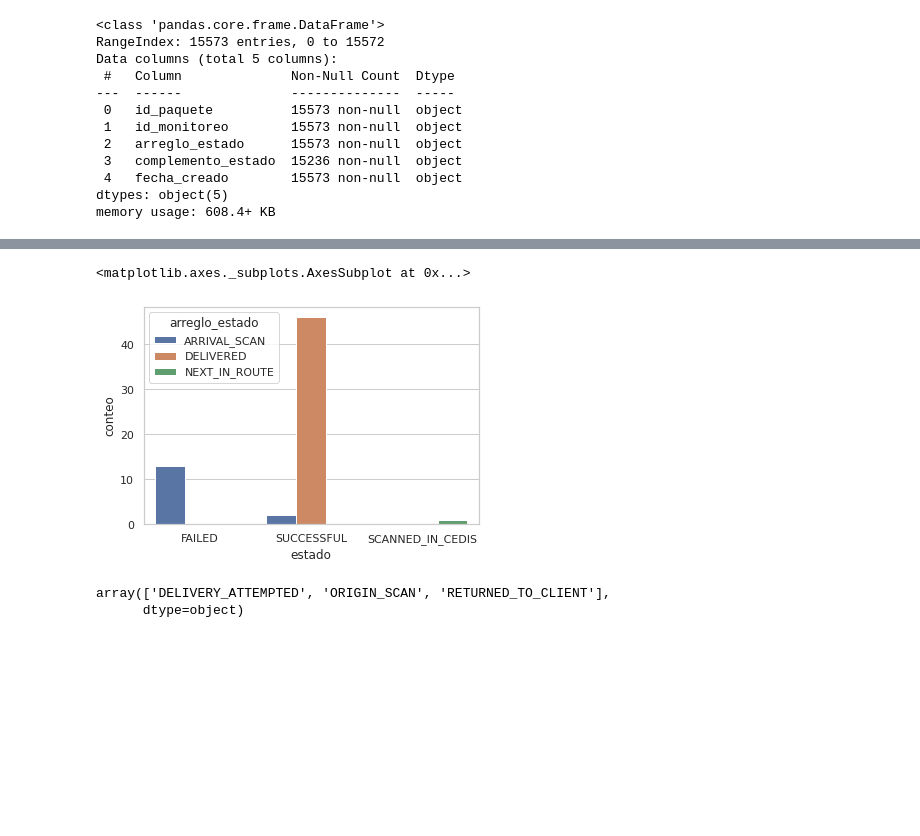
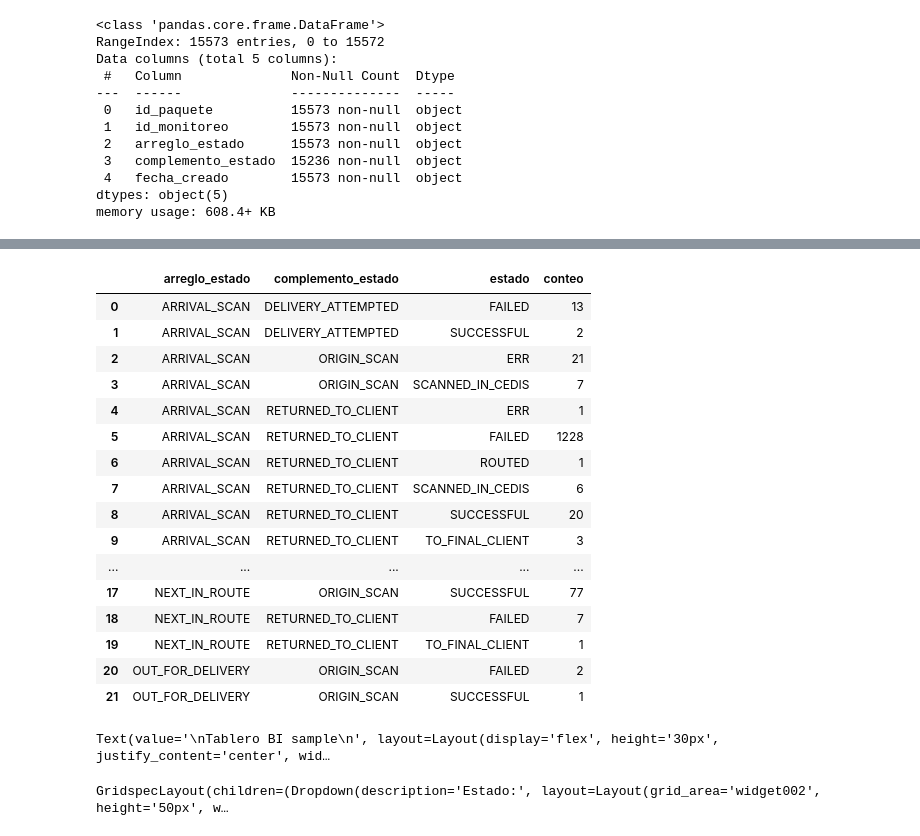
Before and after one commit to juanxo90/cargamos, a Jupyter notebook: cargamos_prueba.ipynb, the cells around one changed output, grey strips where cells are left out. Saved outputs shown, nothing was run; the diff lists cells and outputs as text; code cells hidden in the pictures; blank space fills up the shorter version.

```diff
--- a/cargamos_prueba.ipynb
+++ b/cargamos_prueba.ipynb
@@ -62,16 +65,20 @@ fig.show()
-# %%
-# g = sns.catplot(x="estado", y="conteo",
-#                 col="complemeto_estado", hue = "arreglo_estado",
-#                 data=grouped, kind="bar",
-#                 dodge=True).set(yscale ='log')
-
-sns.barplot(x="estado", y="conteo", hue = "arreglo_estado",
-            data=grouped[grouped.complemento_estado == "DELIVERY_ATTEMPTED"])
-# %% [output]
-<matplotlib.axes._subplots.AxesSubplot at 0x...>
-[figure, removed]
 # %%
-grouped.complemento_estado.unique()
+grouped
 # %% [output]
-array(['DELIVERY_ATTEMPTED', 'ORIGIN_SCAN', 'RETURNED_TO_CLIENT'],
-      dtype=object)
+|  | arreglo_estado | complemento_estado | estado | conteo |
+| 0 | ARRIVAL_SCAN | DELIVERY_ATTEMPTED | FAILED | 13 |
+| 1 | ARRIVAL_SCAN | DELIVERY_ATTEMPTED | SUCCESSFUL | 2 |
+| 2 | ARRIVAL_SCAN | ORIGIN_SCAN | ERR | 21 |
+| 3 | ARRIVAL_SCAN | ORIGIN_SCAN | SCANNED_IN_CEDIS | 7 |
+| 4 | ARRIVAL_SCAN | RETURNED_TO_CLIENT | ERR | 1 |
+| 5 | ARRIVAL_SCAN | RETURNED_TO_CLIENT | FAILED | 1228 |
+| 6 | ARRIVAL_SCAN | RETURNED_TO_CLIENT | ROUTED | 1 |
+| 7 | ARRIVAL_SCAN | RETURNED_TO_CLIENT | SCANNED_IN_CEDIS | 6 |
+| 8 | ARRIVAL_SCAN | RETURNED_TO_CLIENT | SUCCESSFUL | 20 |
+| 9 | ARRIVAL_SCAN | RETURNED_TO_CLIENT | TO_FINAL_CLIENT | 3 |
+| ... | ... | ... | ... | ... |
+| 17 | NEXT_IN_ROUTE | ORIGIN_SCAN | SUCCESSFUL | 77 |
+| 18 | NEXT_IN_ROUTE | RETURNED_TO_CLIENT | FAILED | 7 |
+| 19 | NEXT_IN_ROUTE | RETURNED_TO_CLIENT | TO_FINAL_CLIENT | 1 |
+| 20 | OUT_FOR_DELIVERY | ORIGIN_SCAN | FAILED | 2 |
+| 21 | OUT_FOR_DELIVERY | ORIGIN_SCAN | SUCCESSFUL | 1 |
@@ -77,0 +101,42 @@ array(['DELIVERY_ATTEMPTED', 'ORIGIN_SCAN', 'RETURNED_TO_CLIENT'],
+# %%
+l = widgets.Text(value="""
+Tablero BI sample
+""", layout=Layout(width='1000px', height='30px', display="flex", justify_content="center"))
+
+it1 = widgets.Dropdown(options=grouped.complemento_estado.unique(),
+                       description='Estado:',disabled=False,
+                       layout=Layout(width='300px', height='50px'))
+# c1 = widgets.IntSlider(min=10, max = 100, step=5, value = 50, description = 'bins',
+#                          orientation='horizontal',layout=Layout(width='300px', height='80px'))
+# c1.style.handle_color = 'black'
+
+interactive_bp= widgets.interactive_output(plot_bar, {"comp_edo":it1})
+interactive_bp1= widgets.interactive_output(plot_bar, {"comp_edo":it1})
+
+
+# interactive_hist = widgets.interactive_output(plot_bar, {"comp_edo":it1})
+# interactive_hist.clear_output(wait = True)
+
+# interactive_box = widgets.interactive_output(plot_bar, {"comp_edo":it1})
+# interactive_box.clear_output(wait = True)
+
+# box_layout = Layout(align_items='center',height='110px', width='auto')
+# ui1 = widgets.HBox([it1, interactive_box], layout=box_layout)
+
+grid = GridspecLayout(10,2)
+
+grid[:, 0] = interactive_bp
+grid[:, 0].layout.height = 'auto'
+grid[0, 0] = it1
+# grid[2:, 1] = interactive_bp1
+# grid[2:, 1].layout.height = 'auto'
+# grid[2:, 1].layout.width = 'auto'
+
+# grid[0, 3:] = interactive_box
+
+
+
+display(l,grid)
+# %% [output]
+Text(value='\nTablero BI sample\n', layout=Layout(display='flex', height='30px', justify_content='center', wid…
+GridspecLayout(children=(Dropdown(description='Estado:', layout=Layout(grid_area='widget002', height='50px', w…
```
Also changed, not shown: parts of 4 cells of this notebook.
